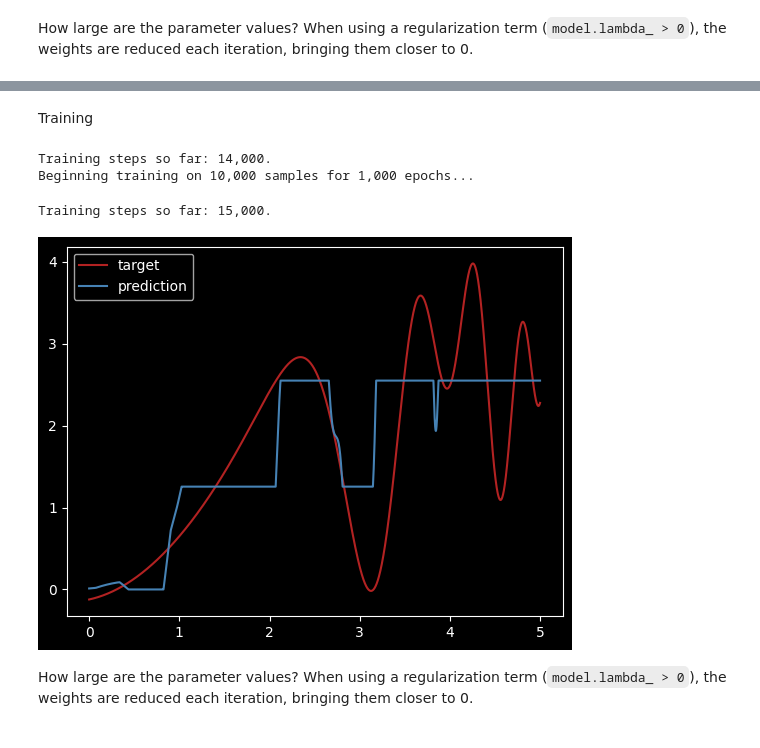
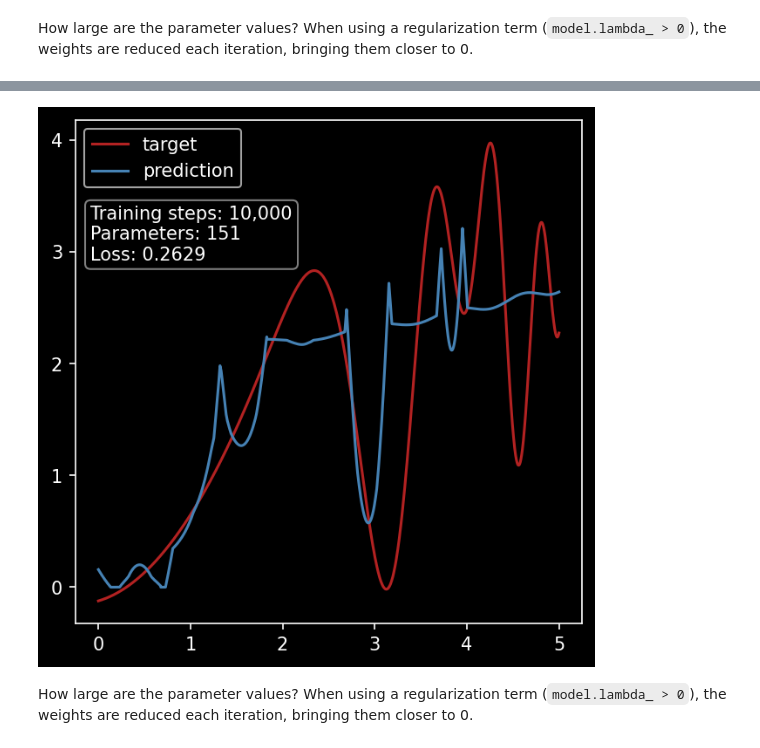
Before and after one commit to rparkr/ml-projects, a Jupyter notebook: neural_network_from_scratch.ipynb, the cells around one changed output, grey strips where cells are left out. Drawn from its saved outputs; the diff is of its cells as text; code cells hidden in the pictures.

```diff
--- a/neural_network_from_scratch.ipynb
+++ b/neural_network_from_scratch.ipynb
@@ -1313,10 +1372,12 @@ Layer 4: max: 1.400, min: -1.033, avg: 0.175
 # %%
 rng = np.random.default_rng()
 X = np.linspace(0, 5, 10_000).astype(np.float32)[:, np.newaxis]
-y = (np.cos(X/2 - 0.5) + 0.15*X**2 - np.cos(0.2*X**3) + np.sin(0.5*X**2)).astype(np.float32)
+y = (np.cos(X/2 - 0.5) + 0.15*X**2 - np.cos(0.2*X**3) + np.sin(0.5*X**2)
+     ).astype(np.float32)
 
 # Add features
-X = np.concatenate((X, X**2, np.sin(X), np.cos(X), np.cos(X**2), np.sin(X**2), np.cos(X**3)), axis=1)
+X = np.concatenate((X, X**2, np.sin(X), np.cos(X), np.sin(X**2), np.cos(X**2)),
+                   axis=1)
 
 print(f"X: {X.shape}")
 print(f"y: {y.shape}")
@@ -1385,23 +1444,32 @@ Layer 4, output: (10, 1)
-# %% [markdown]
-Training
-# %%
-print(f"Training steps so far: {model.n_steps:,.0f}.")
-model.activation = 'relu'
-model.train(X, y, n_epochs=1_000, batch_size=X.shape[0])
-print(f"Training steps so far: {model.n_steps:,.0f}.")
-# %% [output]
-Training steps so far: 14,000.
-Beginning training on 10,000 samples for 1,000 epochs...
-Training steps so far: 15,000.
-# %%
-y_hat = model.predict(X)
-
-plt.plot(X[:, 0], y, c='firebrick', label='target')
-plt.plot(X[:, 0], y_hat, c='steelblue', label='prediction')
-plt.legend()
-plt.show()
-# %% [output]
-[figure, removed]
+# %%
+model.train(X, y, n_epochs=100, batch_size=100, shuffle=True)
+# print(f"Step: {model.n_steps:,.0f}; loss: {mse_loss(model.predict(X), y):,.4f}")
+
+y_hat = model.predict(X)
+
+fig, ax = plt.subplots(figsize=(5, 5), dpi=150)
+
+ax.plot(X[:, 0], y, c='firebrick', label='target')
+ax.plot(X[:, 0], y_hat, c='steelblue', label='prediction')
+
+textstr = '\n'.join((
+        f"Training steps: {model.n_steps:,.0f}",
+        f"Parameters: {model.n_params}",
+        f"Loss: {mse_loss(model.predict(X), y):,.4f}"
+    ))
+
+# these are matplotlib.patch.Patch properties
+props = dict(boxstyle='round', facecolor='black', alpha=0.5)
+
+# place a text box in upper middle in axes coords
+ax.text(0.03, 0.83, textstr, transform=ax.transAxes, fontsize=10,
+        verticalalignment='top', bbox=props)
+
+ax.legend()
+# plt.savefig('images/nn_regression.png')
+plt.show()
+# %% [output]
+[figure, added]
 # %% [markdown]
 How large are the parameter values? When using a regularization term (`model.lambda_ > 0`), the weights are reduced each iteration, bringing them closer to 0.
 # %%
```
Also changed, not shown: parts of 40 cells of this notebook, 4 other files.
